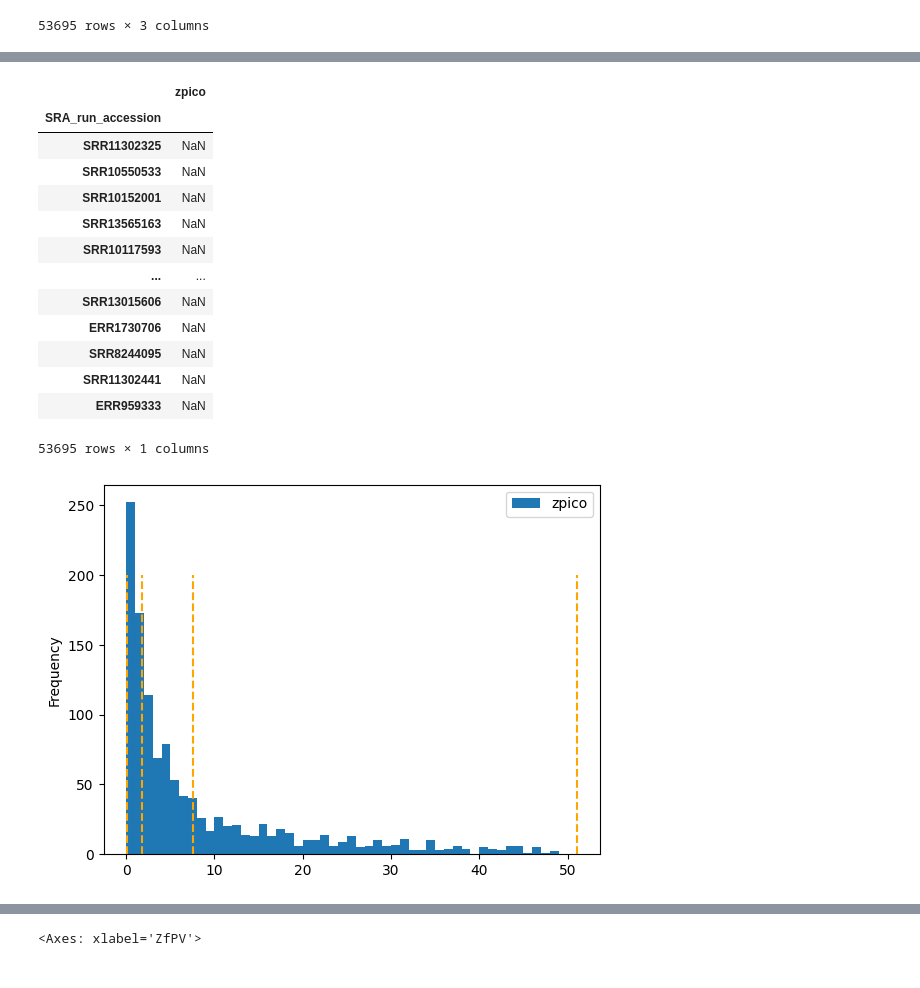
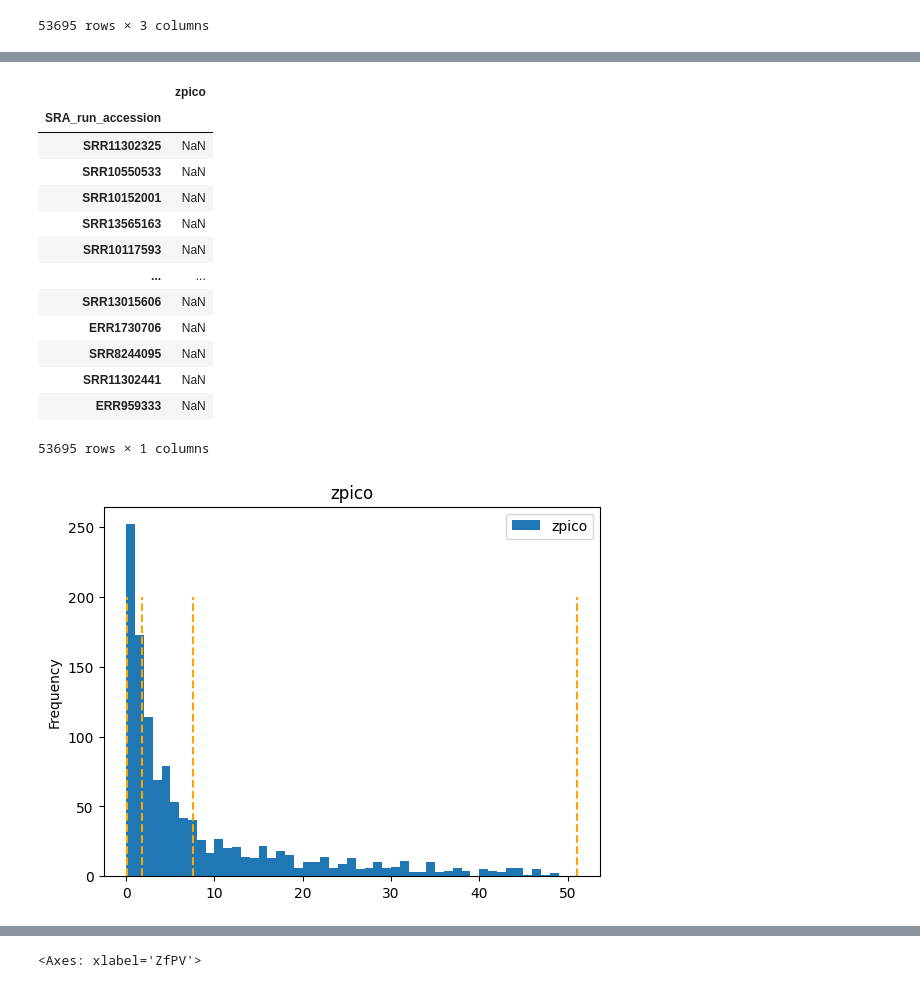
Before and after one commit to czbiohub-sf/RNAquarium, a Jupyter notebook: src/Serratus_Lite/scripts/Classification.ipynb, the cells around one changed output, grey strips where cells are left out. Saved outputs shown, nothing was run; the diff lists cells and outputs as text; code cells hidden in the pictures.

```diff
--- a/src/Serratus_Lite/scripts/Classification.ipynb
+++ b/src/Serratus_Lite/scripts/Classification.ipynb
@@ -211,26 +211,26 @@ ZfPV_nonzero
 # %%
 zpico_nonzero = pd.DataFrame(normed_values_df[normed_values_df['zpico'] != 0]['zpico'])
 plt = zpico_nonzero.plot.hist(logx=False, bins=range(50))
 plt.vlines(bin_dict['zpico'][: -1], ymin=0, ymax=200, color='orange', linestyles='dashed')
-plt
+plt.set_title('zpico')
 zpico_nonzero
 # bins:
 # %% [output]
 |  | zpico |
 | SRA_run_accession |  |
 | SRR11302325 | NaN |
 | SRR10550533 | NaN |
 | SRR10152001 | NaN |
 | SRR13565163 | NaN |
 | SRR10117593 | NaN |
 | ... | ... |
 | SRR13015606 | NaN |
 | ERR1730706 | NaN |
 | SRR8244095 | NaN |
 | SRR11302441 | NaN |
 | ERR959333 | NaN |
 53695 rows × 1 columns
-[figure, old version]
+[figure, new version]
 # %%
 zpoxv_nonzero = pd.DataFrame(normed_values_df[normed_values_df['zpoxv'] != 0]['zpoxv'])
 plt = zpoxv_nonzero.plot.hist(bins=(range(50)))
```
Also changed, not shown: parts of 2 cells of this notebook.
